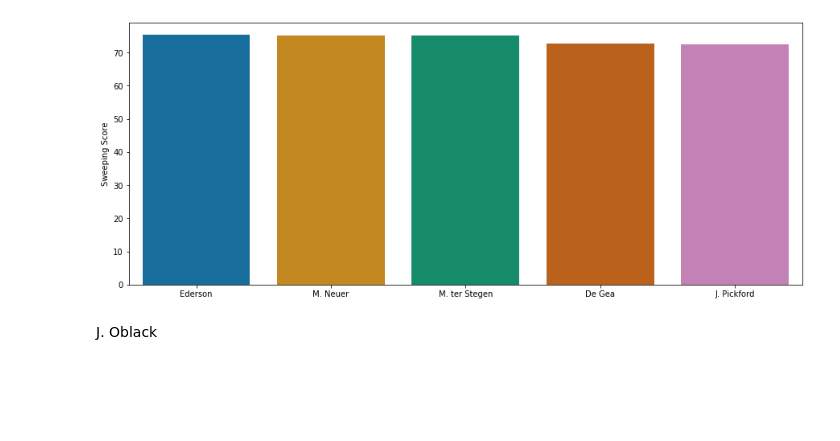
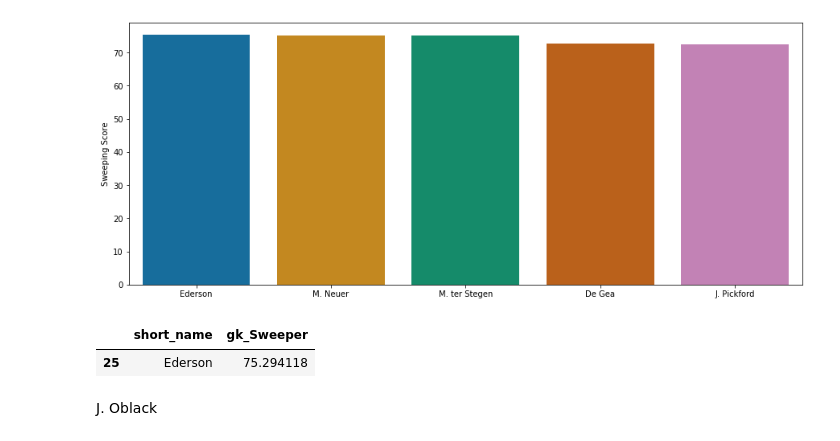
Before and after one commit to johnseo1026/TIL-H, a Jupyter notebook: best11 분석을 통해 만들기.ipynb, the cells around one changed output. Drawn from its saved outputs; the diff is of its cells as text; code cells hidden in the pictures; blank space fills up the shorter version.

```diff
--- a/best11 분석을 통해 만들기.ipynb
+++ b/best11 분석을 통해 만들기.ipynb
@@ -53,6 +57,11 @@ plt.ylabel("Sweeping Score")
 # %% [output]
 Text(0, 0.5, 'Sweeping Score')
 [figure]
+# %%
+sd[['short_name','gk_Sweeper']].head(1)
+# %% [output]
+|  | short_name | gk_Sweeper |
+| 25 | Ederson | 75.294118 |
 # %% [markdown]
 J. Oblack
 # %% [markdown]
```
Also changed, not shown: parts of 13 cells of this notebook.
